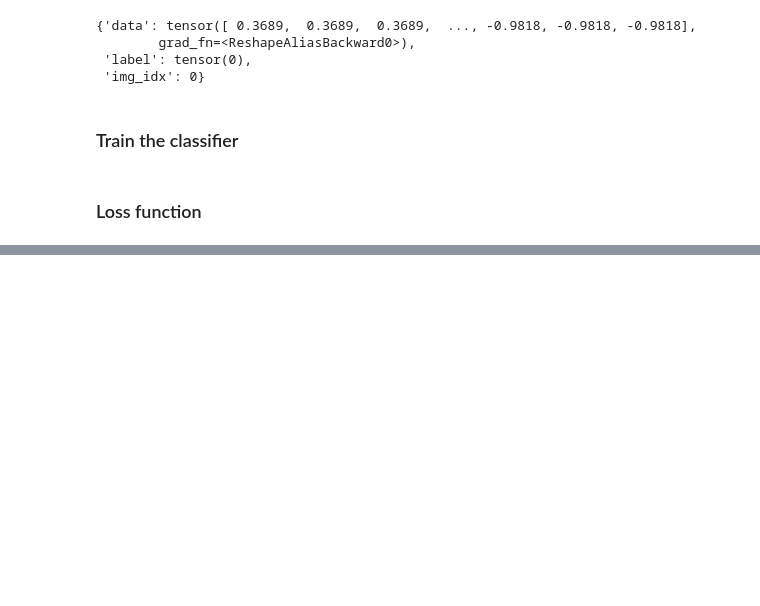
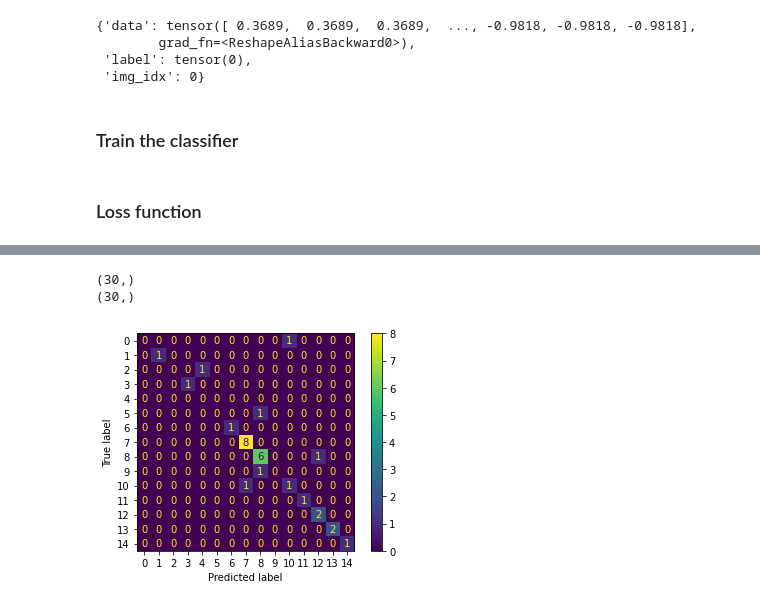
Before and after one commit to raman32/cse676project, a Jupyter notebook: Classifier.ipynb, the cells around one changed output, grey strips where cells are left out. Saved outputs shown, nothing was run; the diff lists cells and outputs as text; code cells hidden in the pictures; blank space fills up the shorter version.

```diff
--- a/Classifier.ipynb
+++ b/Classifier.ipynb
@@ -197,0 +219,15 @@ output [48 48 48 ... 48 48 48]
+# %%
+a  = next(iter(data_train))
+classifier.eval()
+pred_output = np.argmax(classifier(a['data']).detach().numpy()[0:30],axis = 1)
+actual = a['label'].detach().numpy()[0:30]
+print(actual.shape)
+print(pred_output.shape)
+cnf_matrix = confusion_matrix(actual,pred_output)
+disp = ConfusionMatrixDisplay(cnf_matrix)
+disp.plot()
+plt.show()
+# %% [output]
+(30,)
+(30,)
+[figure, added]
```
Also changed, not shown: parts of 12 cells of this notebook, 1 other file.
